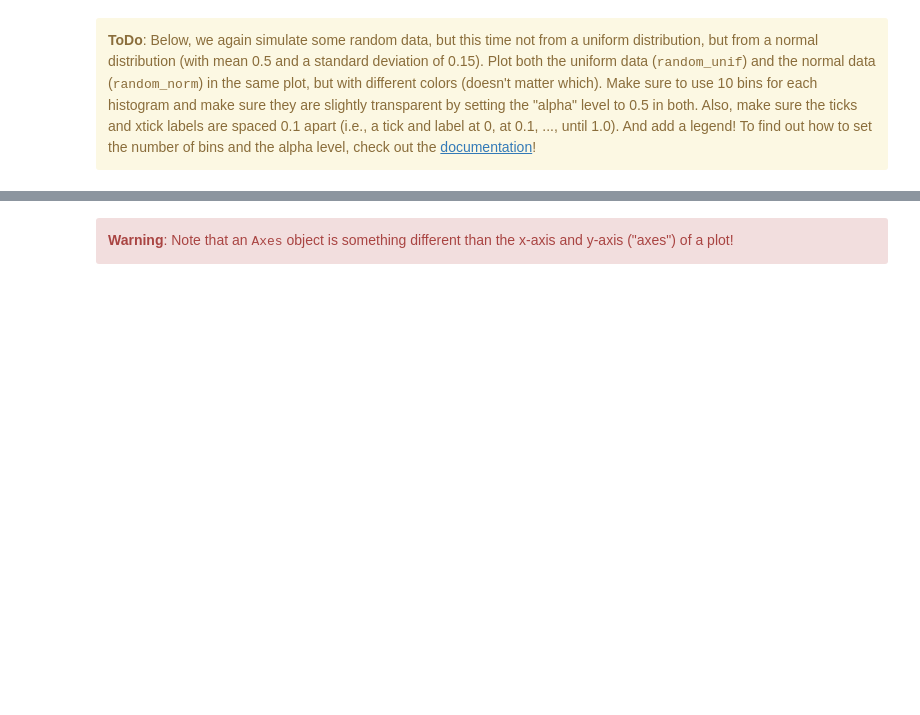
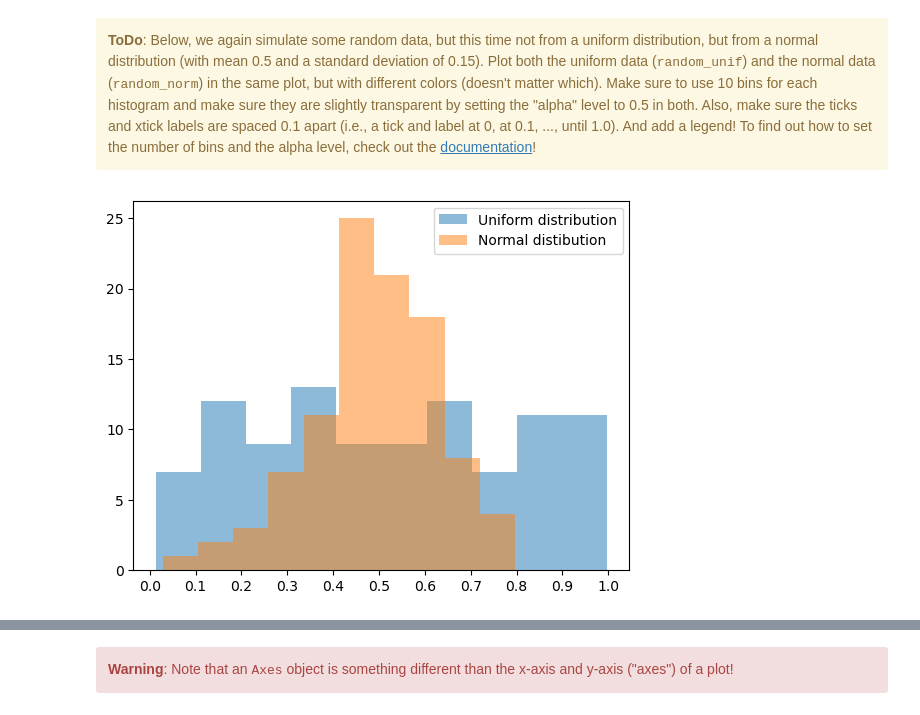
Before and after one commit to MarvinKohnen/deep-reinforcement-learning, a Jupyter notebook: drl_intro_python/intro-to-python/tutorials/3_matplotlib.ipynb, the cells around one changed output, grey strips where cells are left out. Cells and saved outputs as stored; diff of their text form; code cells hidden in the pictures; blank space fills up the shorter version.

```diff
--- a/drl_intro_python/intro-to-python/tutorials/3_matplotlib.ipynb
+++ b/drl_intro_python/intro-to-python/tutorials/3_matplotlib.ipynb
@@ -161,13 +188,18 @@ plt.show()
 # %%
 """ Implement the ToDo here! """
 random_norm = [random.normalvariate(0.5, 0.15) for _ in range(100)]
 import numpy as np
 # YOUR CODE HERE
-raise NotImplementedError()
+plt.hist(random_unif, bins=10, alpha=0.5)
+plt.hist(random_norm, bins=10, alpha=0.5)
+plt.xticks(np.arange(0, 1.1, step=0.1))
 
+plt.legend(['Uniform distribution', 'Normal distibution'])
 # Do not remove the code below
 ax2check = plt.gca()
 plt.show()
+# %% [output]
+[figure, added]
 # %%
 """ Tests the ToDo above. """
 import matplotlib
```
Also changed, not shown: parts of 33 cells of this notebook.
